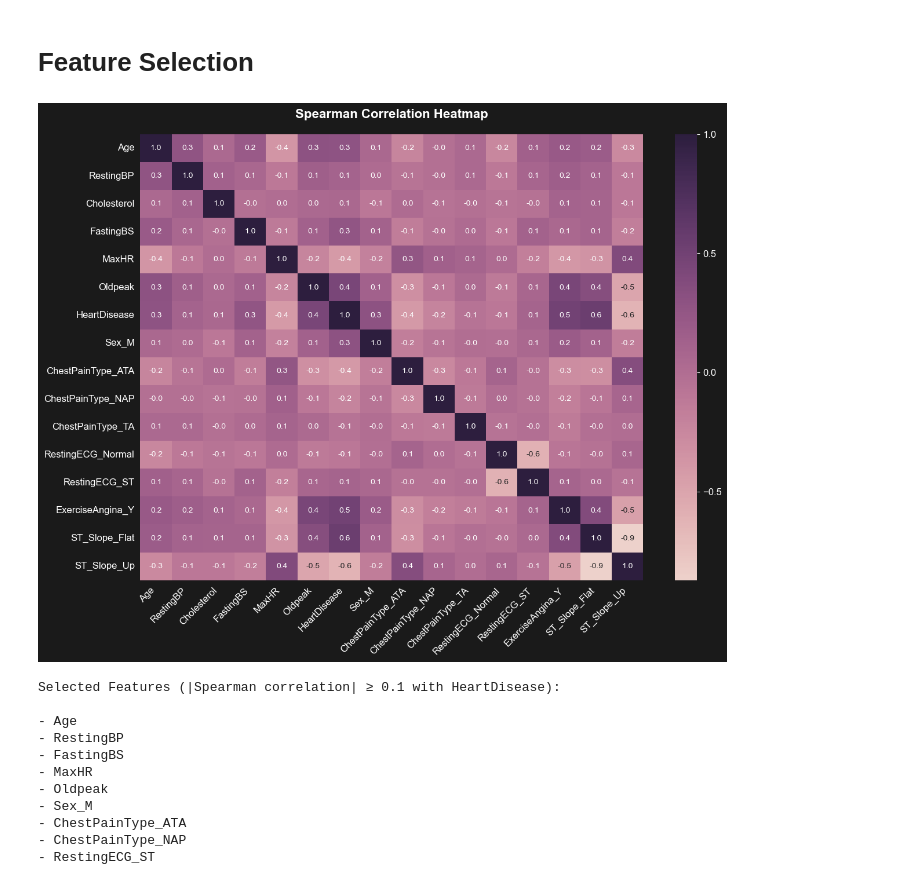
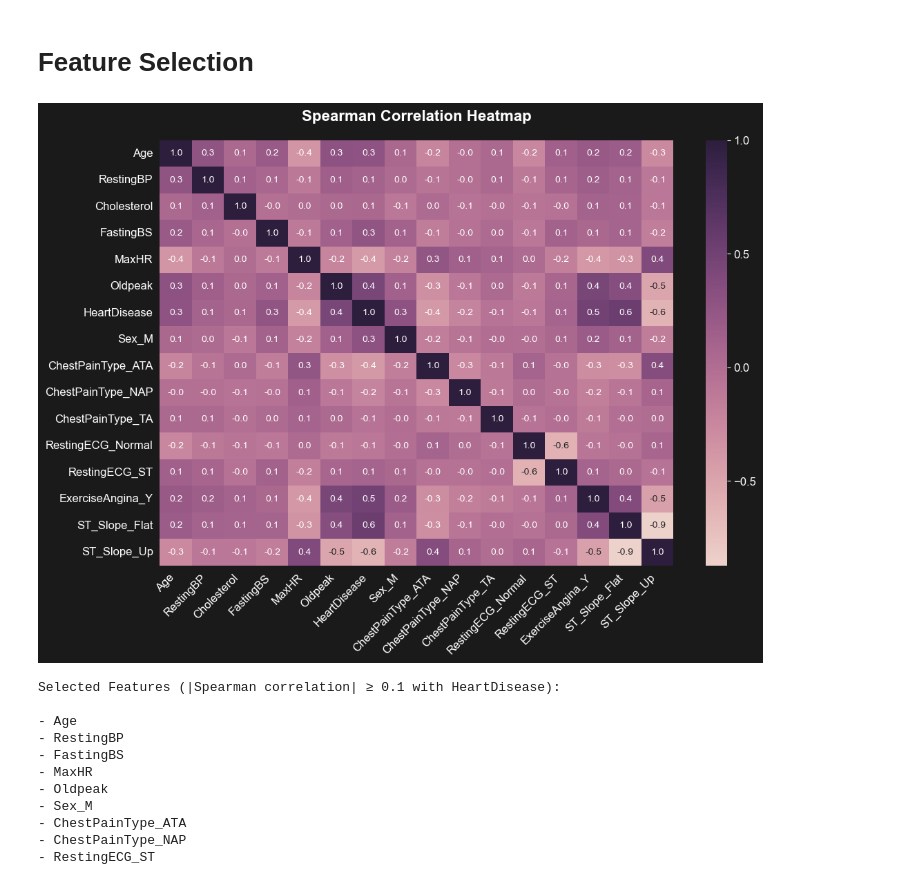
Before and after one commit to dimitar-m/predicting-heart-disease, a Jupyter notebook: predicting-heart-disease.ipynb, the cells around one changed output. Drawn from its saved outputs; the diff is of its cells as text; code cells hidden in the pictures.

```diff
--- a/predicting-heart-disease.ipynb
+++ b/predicting-heart-disease.ipynb
@@ -530,35 +530,35 @@ plt.show()
 # Convert categorical variables into dummy variables (one-hot encoding)
 # drop_first=True avoids multicollinearity by dropping the first category of each feature
 df_encoded = pd.get_dummies(df, drop_first=True)
 
 # Compute the correlation matrix using Spearman's rank correlation
 # Spearman is used because it captures monotonic relationships, even if they are not linear
 corr_matrix = df_encoded.corr(method='spearman')
 
 # Set up figure
-plt.figure(figsize=(14, 10))
+plt.figure(figsize=(12, 8))
 
 # Create heatmap
 ax = sns.heatmap(
     corr_matrix,
     cmap=sns.cubehelix_palette(as_cmap=True),
     annot=True,
     linewidths=0,
     linecolor="#1a1a1a",
     fmt=".1f",
     cbar_kws={"ticks": [-1, -0.5, 0, 0.5, 1]}
 )
 
 # Customize xticks
 plt.xticks(rotation=45, ha='right')
 
 # Add title
 plt.title("Spearman Correlation Heatmap", pad=20)
 
 # Display plot
 plt.show()
 # %% [output]
-[figure, old version]
+[figure, new version]
 # %%
 # Extract absolute correlations with the target variable (HeartDisease)
 correlations = abs(corr_matrix["HeartDisease"])
```
Also changed, not shown: parts of 3 cells of this notebook.
